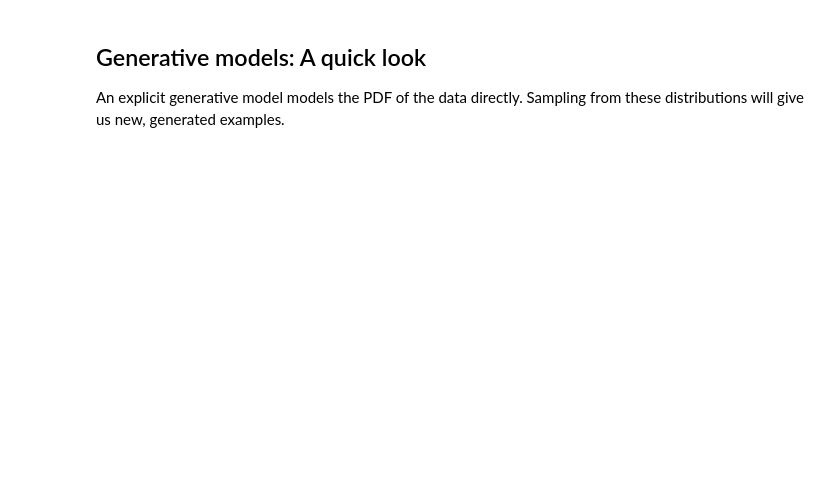
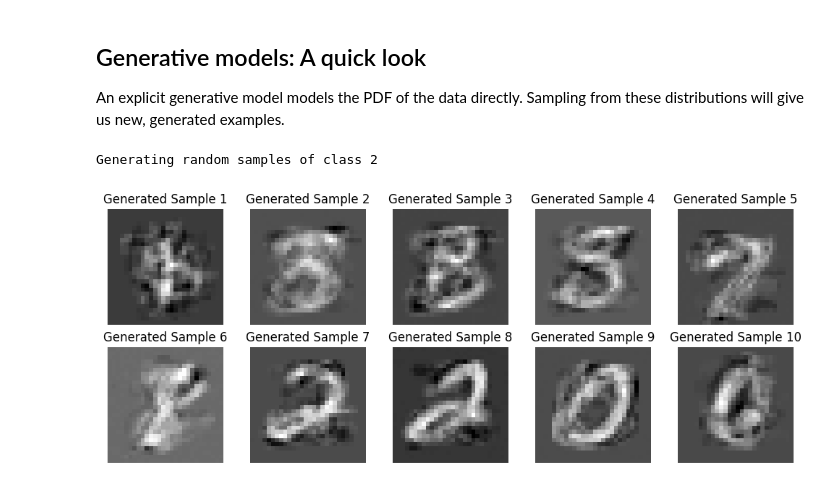
Before and after one commit to satchitchatterji/TuringMLDL2023, a Jupyter notebook: Week 3/Lecture 3 -- Unsupervised Learning.ipynb, the cells around one changed output. Cells and saved outputs as stored; diff of their text form; code cells hidden in the pictures; blank space fills up the shorter version.

```diff
--- a/Week 3/Lecture 3 -- Unsupervised Learning.ipynb
+++ b/Week 3/Lecture 3 -- Unsupervised Learning.ipynb
@@ -204,31 +240,34 @@ An explicit generative model models the PDF of the data directly. Sampling from
 # %%
 # Select a random class from the training set
 random_class = np.random.randint(0, 10)
 print("Generating random samples of class", random_class)
 
 # Filter the training set for samples of the random class
-class_samples = x_train[y_train == random_class]
-# class_samples = x_train[:1000]
+# class_samples = x_train[y_train == random_class]
+class_samples = x_train[:1000]
 
 # Create a Gaussian Mixture Model with 10 components
 gmm = GaussianMixture(n_components=10, random_state=42)
 
 # Fit the GMM to the class samples
 gmm.fit(class_samples)
 
 # Generate new samples from the fitted GMM
 generated_samples = gmm.sample(10)[0]
 
 # Reshape the generated samples for visualization
 generated_samples_imgs = generated_samples.reshape(-1, 28, 28)
 
 # Plot the generated samples
 plt.figure(figsize=(10, 4))
 for i in range(len(generated_samples)):
     plt.subplot(2, 5, i+1)
     plt.imshow(generated_samples_imgs[i], cmap='gray')
     plt.title('Generated Sample {}'.format(i+1))
     plt.axis('off')
 
 plt.tight_layout()
 plt.show()
+# %% [output]
+Generating random samples of class 2
+[figure, added]
```
Also changed, not shown: parts of 7 cells of this notebook, 3 other files.
